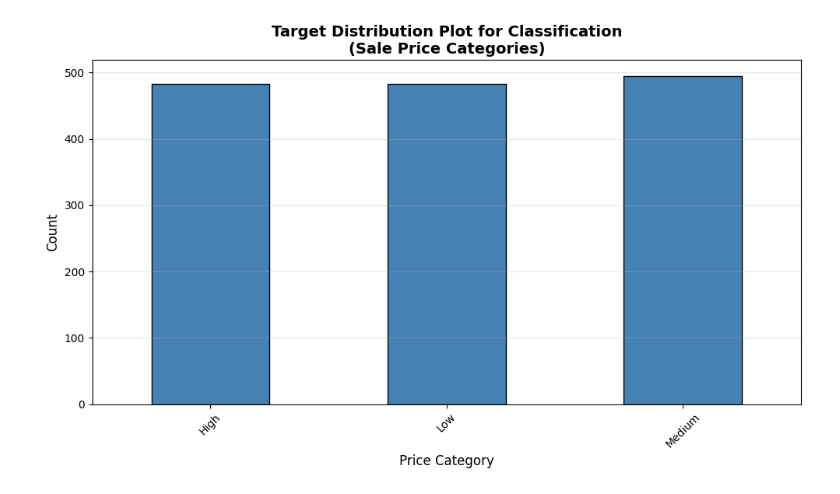
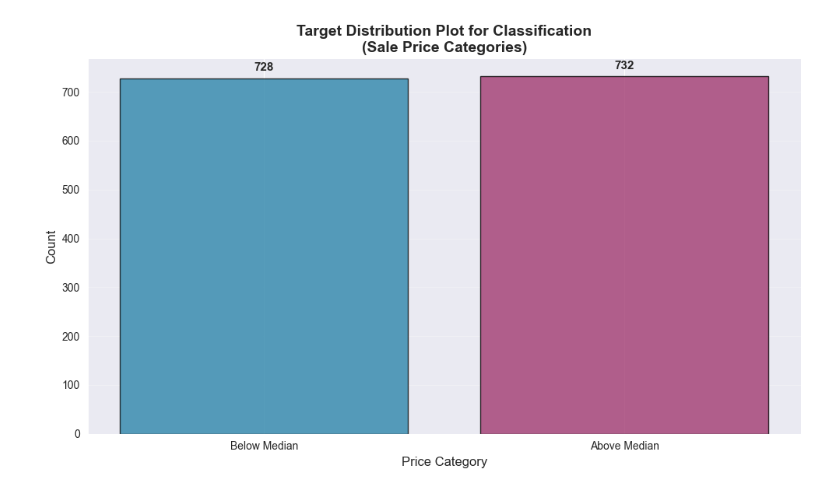
Before and after one commit to haydenpham/CS4120-MLProject, a Jupyter notebook: project/src/target_distribution_plot.ipynb, the cells around one changed output. Saved outputs shown, nothing was run; the diff lists cells and outputs as text; code cells hidden in the pictures.

```diff
--- a/project/src/target_distribution_plot.ipynb
+++ b/project/src/target_distribution_plot.ipynb
@@ -7,19 +7,28 @@ import matplotlib.pyplot as plt
 # Step 1: Load the data
 df = pd.read_csv('../data/train.csv')
 # %%
-from project.src.utils import classify_price_text
+from project.src.utils import get_median_price, classify_price
 
 # Step 2: Convert SalePrice to categorical classes
-df['PriceCategory'] = df['SalePrice'].apply(classify_price_text)
+median_price = get_median_price(df)
+df['PriceCategory'] = df['SalePrice'].apply(lambda x: classify_price(x, median_price))
 # %%
 # Step 3: Create bar plot
+category_counts = df['PriceCategory'].value_counts().sort_index()
+
 plt.figure(figsize=(10, 6))
+plt.bar(category_counts.index, category_counts.values, color=['#2E86AB', '#A23B72'], alpha=0.8, edgecolor='black')
 plt.title('Target Distribution Plot for Classification\n(Sale Price Categories)', fontsize=14, fontweight='bold')
 plt.xlabel('Price Category', fontsize=12)
 plt.ylabel('Count', fontsize=12)
-plt.xticks(rotation=45)
+plt.xticks([0, 1], ['Below Median', 'Above Median'])
 plt.grid(axis='y', alpha=0.3)
+
+# Add count labels on top of bars
+for i, count in enumerate(category_counts.values):
+    plt.text(i, count + 10, str(count), ha='center', va='bottom', fontweight='bold', fontsize=11)
+
 plt.tight_layout()
 plt.show()
 # %% [output]
-[figure, old version]
+[figure, new version]
```
Also changed, not shown: 4 other files.
